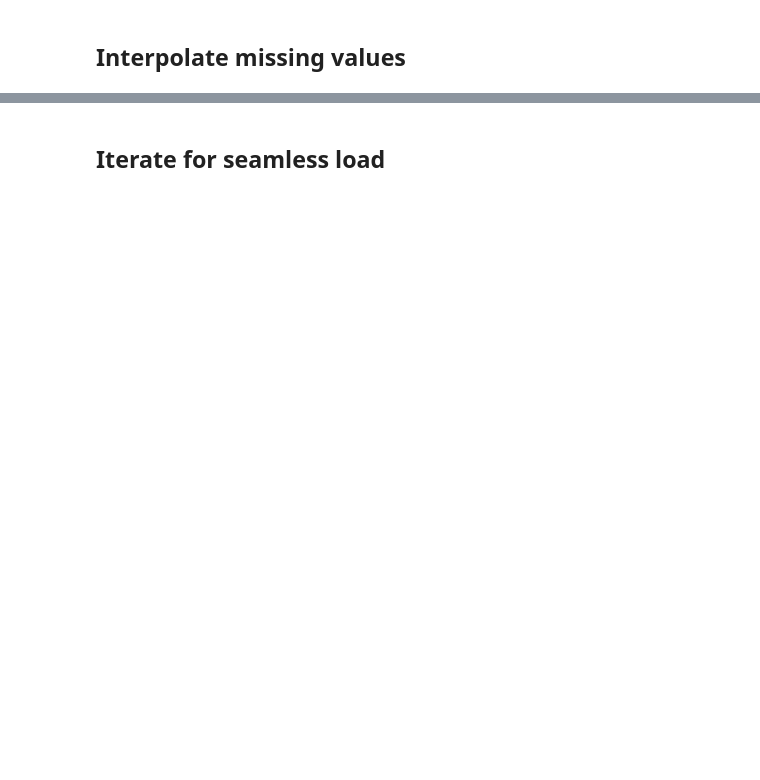
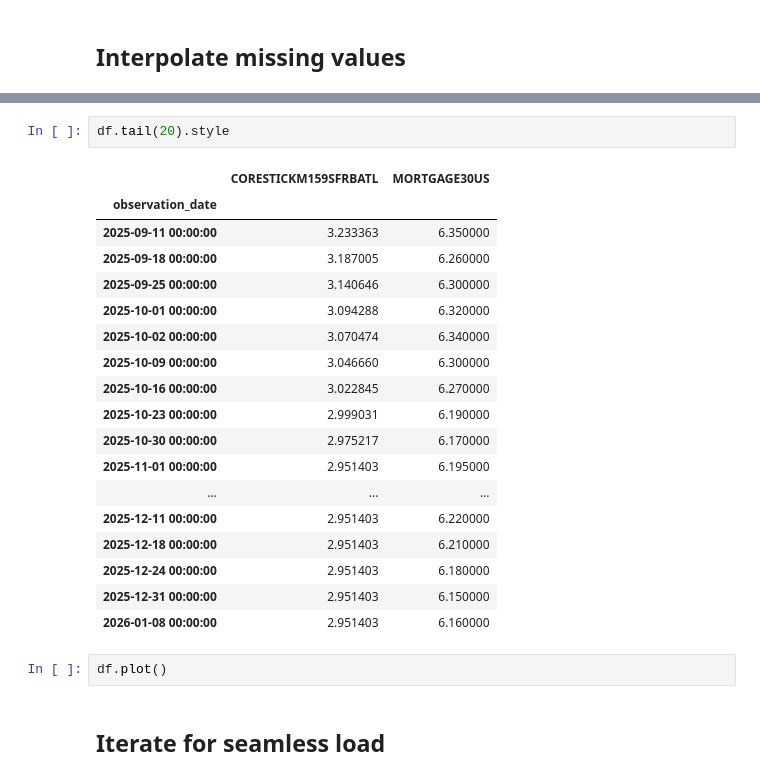
Before and after one commit to NataljaGutorova/practical-python-for-time-series-analysis-5452014, a Jupyter notebook: notebooks/CH01_Join/Start.ipynb, the cells around one changed output, grey strips where cells are left out. Drawn from its saved outputs; the diff is of its cells as text; blank space fills up the shorter version.

```diff
--- a/notebooks/CH01_Join/Start.ipynb
+++ b/notebooks/CH01_Join/Start.ipynb
@@ -108,2 +104,25 @@ FileNotFoundError: [Errno 2] No such file or directory: '../../data/FRED/CORESTI
+# %%
+df.tail(20).style
+# %% [output]
+|  | CORESTICKM159SFRBATL | MORTGAGE30US |
+| observation_date |  |  |
+| 2025-09-11 00:00:00 | 3.233363 | 6.350000 |
+| 2025-09-18 00:00:00 | 3.187005 | 6.260000 |
+| 2025-09-25 00:00:00 | 3.140646 | 6.300000 |
+| 2025-10-01 00:00:00 | 3.094288 | 6.320000 |
+| 2025-10-02 00:00:00 | 3.070474 | 6.340000 |
+| 2025-10-09 00:00:00 | 3.046660 | 6.300000 |
+| 2025-10-16 00:00:00 | 3.022845 | 6.270000 |
+| 2025-10-23 00:00:00 | 2.999031 | 6.190000 |
+| 2025-10-30 00:00:00 | 2.975217 | 6.170000 |
+| 2025-11-01 00:00:00 | 2.951403 | 6.195000 |
+| ... | ... | ... |
+| 2025-12-11 00:00:00 | 2.951403 | 6.220000 |
+| 2025-12-18 00:00:00 | 2.951403 | 6.210000 |
+| 2025-12-24 00:00:00 | 2.951403 | 6.180000 |
+| 2025-12-31 00:00:00 | 2.951403 | 6.150000 |
+| 2026-01-08 00:00:00 | 2.951403 | 6.160000 |
+# %%
+df.plot()
 # %% [markdown]
 ## Iterate for seamless load
```
Also changed, not shown: parts of 35 cells of this notebook, 1 other file.
